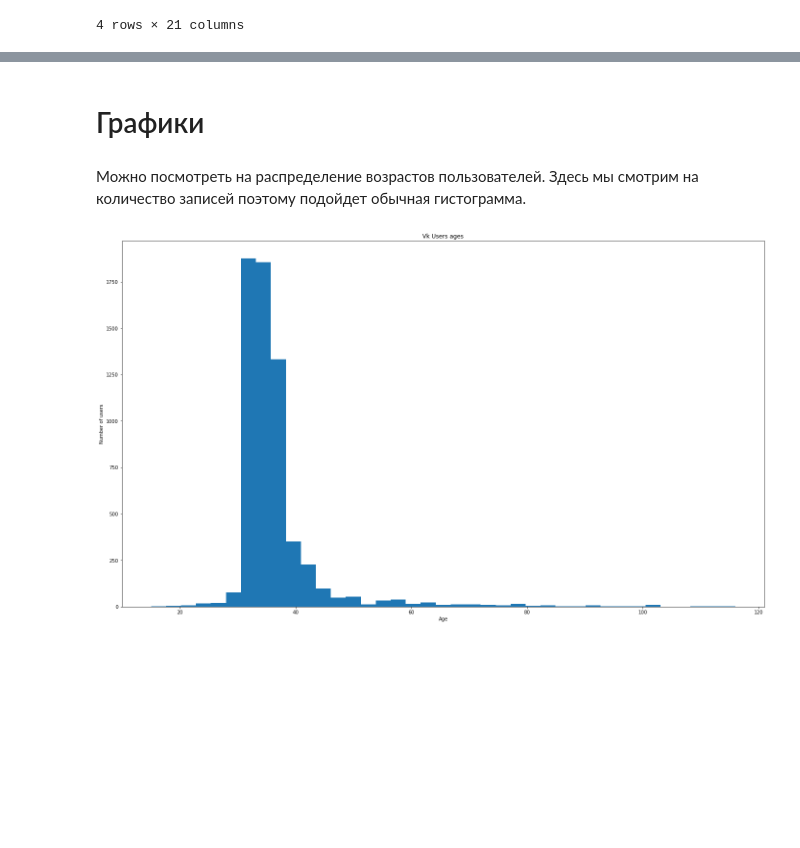
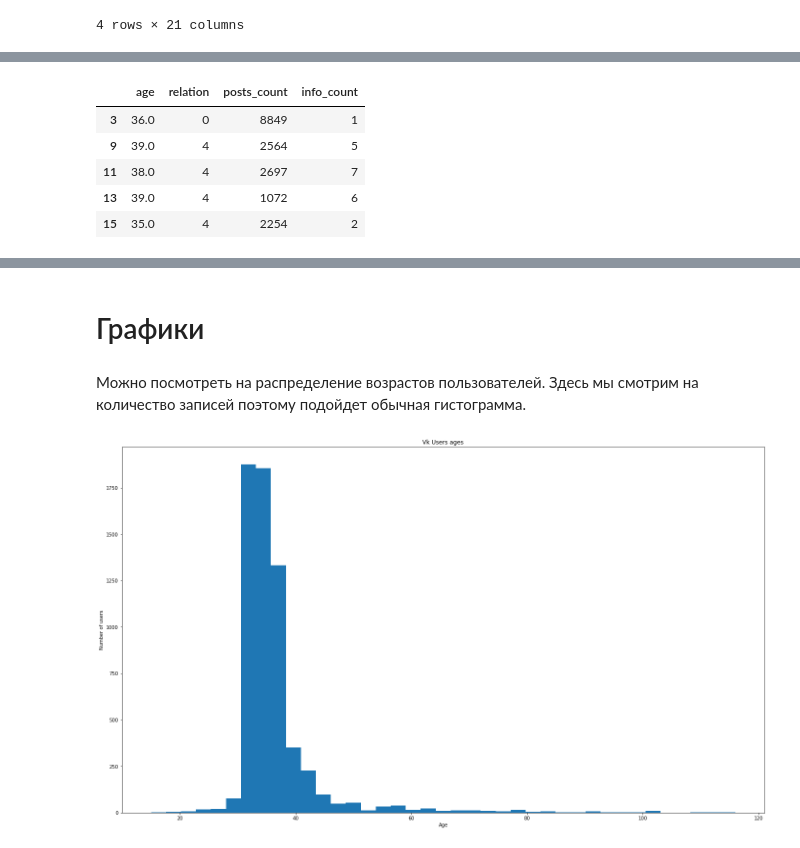
Before and after one commit to iliayar/ITMO, a Jupyter notebook: Term5/da/lab1/Lab-1.ipynb, the cells around one changed output, grey strips where cells are left out. Cells and saved outputs as stored; diff of their text form; code cells hidden in the pictures; blank space fills up the shorter version.

```diff
--- a/Term5/da/lab1/Lab-1.ipynb
+++ b/Term5/da/lab1/Lab-1.ipynb
@@ -46,17 +46,30 @@ df.head(4)
 # %%
 def date_to_age(bdate: str) -> int:
     from datetime import datetime
 
     date = bdate.split(".")
     if len(date) < 3:
         return None
     else:
         return datetime.now().year - int(date[2])
 
-df = df.assign( age = df.bdate.apply(date_to_age)
-                ,posts_count = df.posts.apply(len))
-df = df[["age", "relation", "posts_count"]]
+def count_info(row: pd.Series) -> int:
+    columns = ["activities", "interests", "music", "movies", "tv", "books", "about", "inspired_by", "religion"]
+    return sum([ 1 if pd.isna(row[column]) else 0 for column in columns])
+
+df = df1.assign( age = df1.bdate.apply(date_to_age),
+                posts_count = df1.posts.apply(len),
+                info_count = df1.apply(count_info, axis=1))
+df = df[["age", "relation", "posts_count", "info_count"]]
 df = df[df.age.notnull()]
+df.head()
+# %% [output]
+|  | age | relation | posts_count | info_count |
+| 3 | 36.0 | 0 | 8849 | 1 |
+| 9 | 39.0 | 4 | 2564 | 5 |
+| 11 | 38.0 | 4 | 2697 | 7 |
+| 13 | 39.0 | 4 | 1072 | 6 |
+| 15 | 35.0 | 4 | 2254 | 2 |
 # %%
 df.info()
 # %% [output]
```
Also changed, not shown: parts of 15 cells of this notebook.
